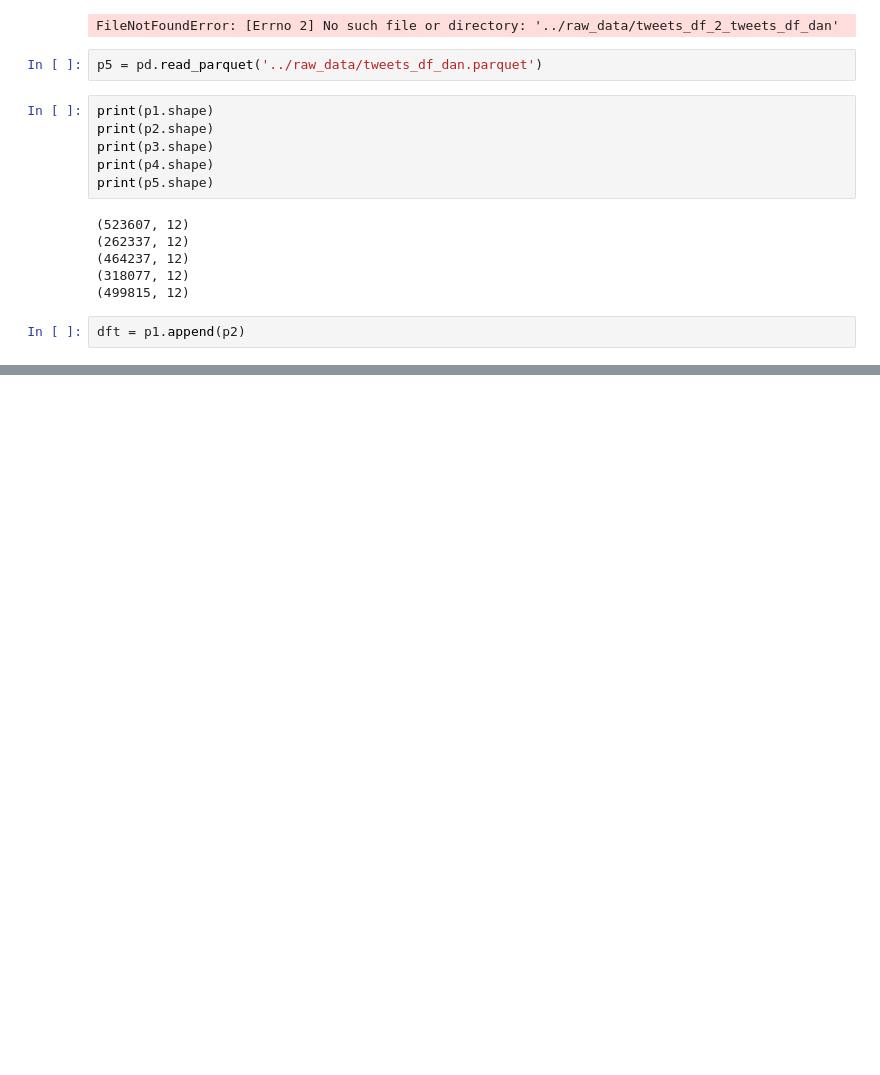
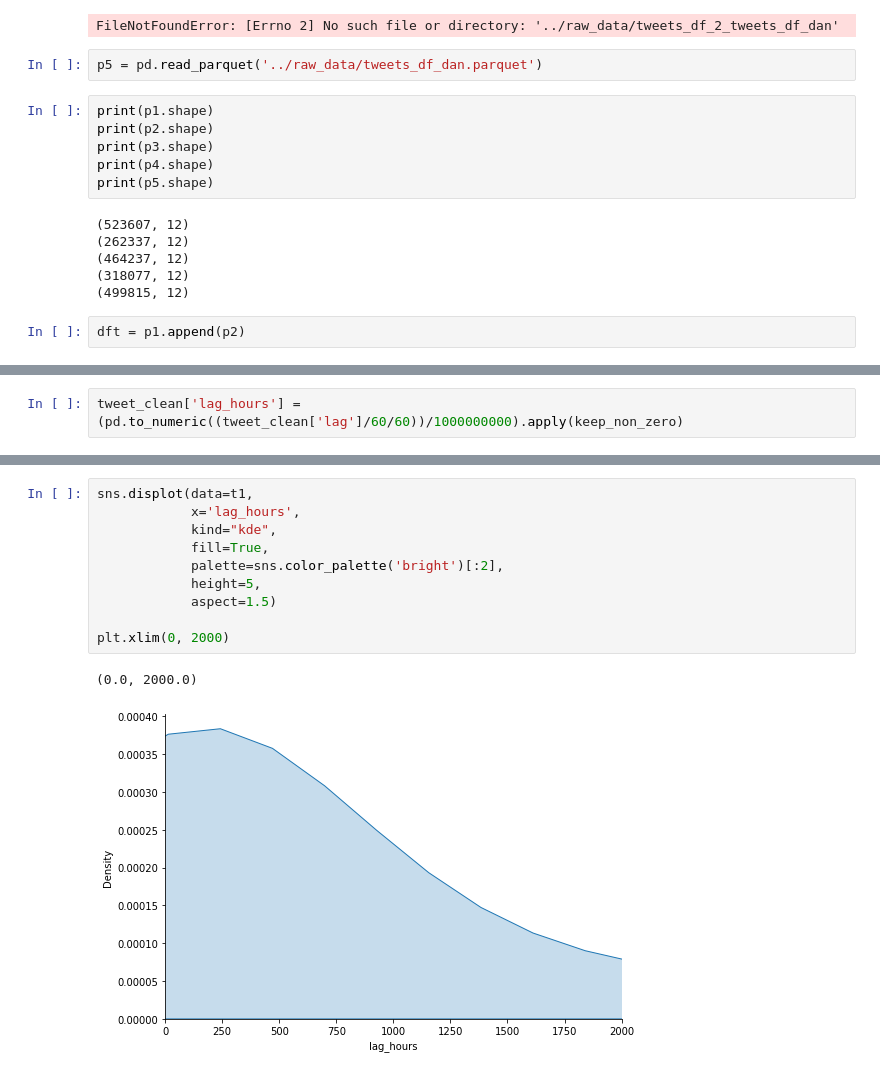
Before and after one commit to famagal/Twitter_bot_detection_713, a Jupyter notebook: notebooks/daniel_testing_notebook.ipynb, the cells around one changed output, grey strips where cells are left out. Cells and saved outputs as stored; diff of their text form; blank space fills up the shorter version.

```diff
--- a/notebooks/daniel_testing_notebook.ipynb
+++ b/notebooks/daniel_testing_notebook.ipynb
@@ -120,0 +149,2 @@ dft = p1.append(p2)
+# %%
+tweet_clean['lag_hours'] = (pd.to_numeric((tweet_clean['lag']/60/60))/1000000000).apply(keep_non_zero)
@@ -120,0 +212,13 @@ dft = p1.append(p2)
+# %%
+sns.displot(data=t1,
+            x='lag_hours',
+            kind="kde",
+            fill=True,
+            palette=sns.color_palette('bright')[:2],
+            height=5,
+            aspect=1.5)
+
+plt.xlim(0, 2000)
+# %% [output]
+(0.0, 2000.0)
+[figure, added]
```
Also changed, not shown: parts of 19 cells of this notebook, 1 other file.
